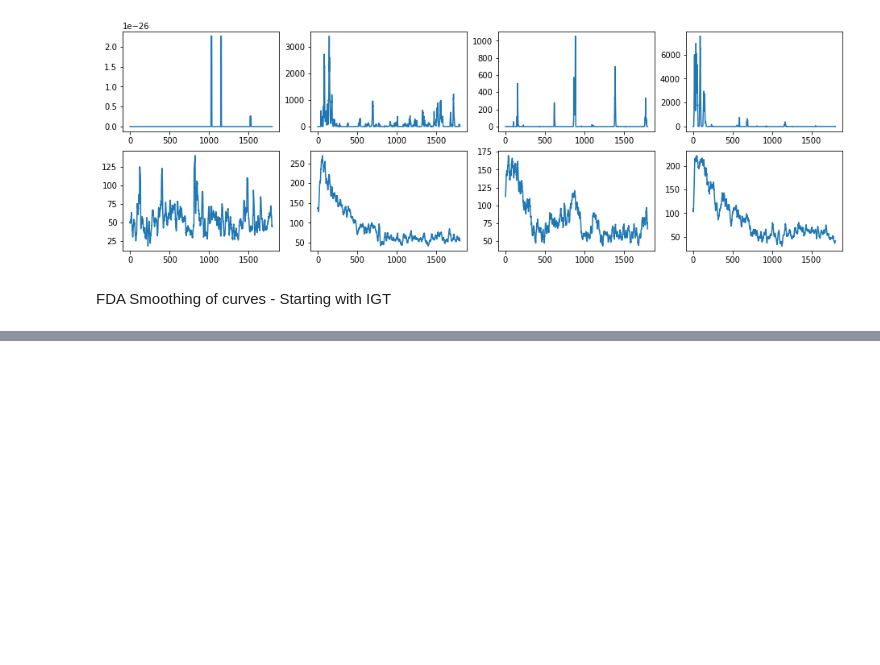
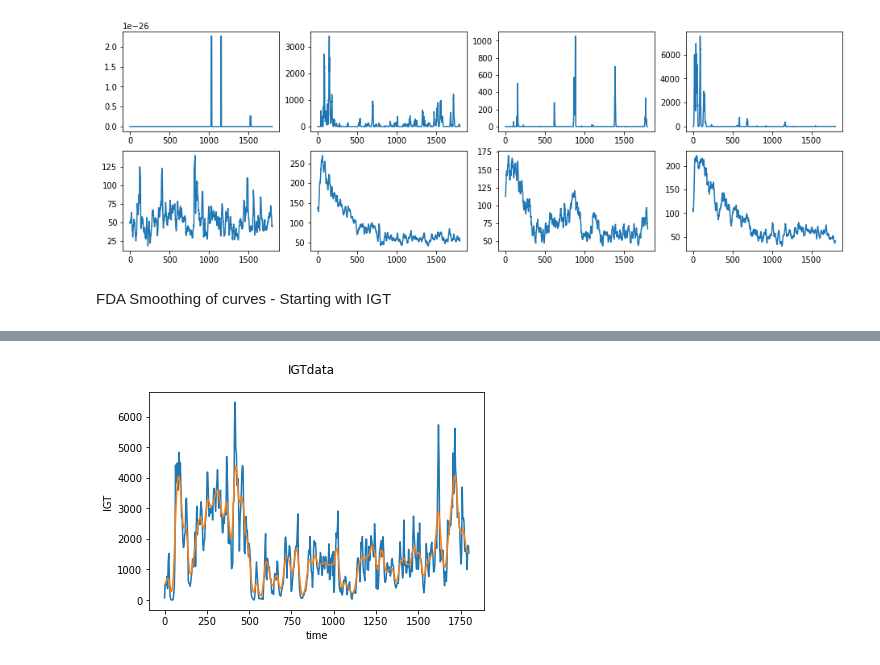
Before and after one commit to ruckapark/IndicateurGlobal, a Jupyter notebook: LAB_Article2_FDAgammarus.ipynb, the cells around one changed output, grey strips where cells are left out. Cells and saved outputs as stored; diff of their text form; code cells hidden in the pictures; blank space fills up the shorter version.

```diff
--- a/LAB_Article2_FDAgammarus.ipynb
+++ b/LAB_Article2_FDAgammarus.ipynb
@@ -109,0 +193,10 @@ same process with means
+# %%
+IGT_fd_smooth = KernelSmoother(
+    kernel_estimator=NadarayaWatsonHatMatrix(bandwidth = 10),
+).fit_transform(IGT_fd)
+# %%
+fig = IGT_fd[3].plot()
+IGT_fd_smooth[3].plot(fig = fig)
+plt.show()
+# %% [output]
+[figure, added]
```
Also changed, not shown: parts of 31 cells of this notebook.
